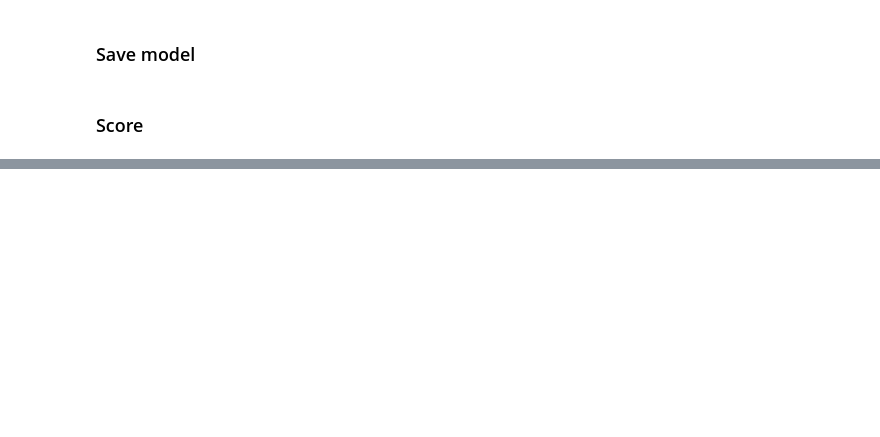
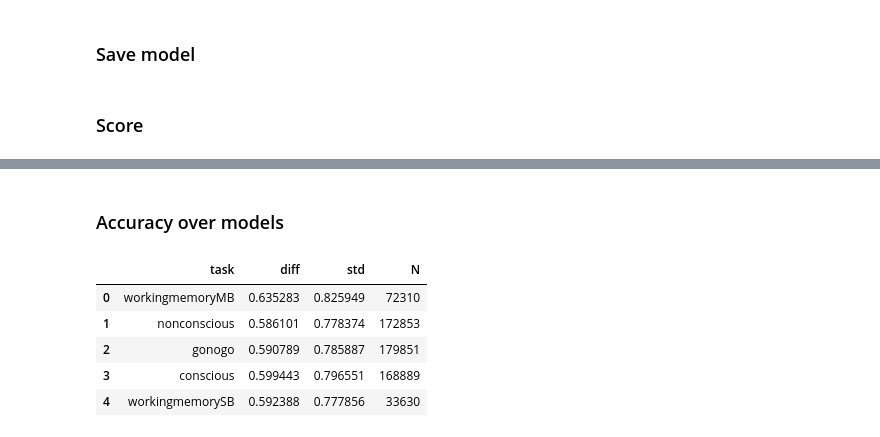
Before and after one commit to pstetz/slowmo, a Jupyter notebook: src/sklearn.ipynb, the cells around one changed output, grey strips where cells are left out. Cells and saved outputs as stored; diff of their text form; code cells hidden in the pictures; blank space fills up the shorter version.

```diff
--- a/src/sklearn.ipynb
+++ b/src/sklearn.ipynb
@@ -172,0 +216,35 @@ ax.plot(expected, test_y, ".", markersize=0.1);
+# %% [markdown]
+### Accuracy over models
+# %%
+tasks = [
+    ("is_workingmem", True, "workingmemoryMB"),
+    ("is_nonconscious", False, "nonconscious"),
+    ("is_gonogo", False, "gonogo"),
+    ("is_conscious", False, "conscious"),
+    ("is_workingmem", False, "workingmemorySB"),
+]
+
+task_score = {"task": [], "diff": [], "std": [], "N": []}
+for task, is_mb, name in tasks:
+    if is_mb:
+        indexes = np.all([test_x[task] > 0, test_x["is_mb"] > 0], axis=0)
+    else:
+        indexes = np.all([test_x[task] > 0, test_x["is_mb"] < 0], axis=0)
+    task_x = test_x[indexes]
+    task_y = test_y[indexes]
+    preds = model.predict(task_x)
+    diff = np.mean(np.abs(task_y - preds))
+    _std = np.std(task_y - preds)
+    task_score["task"].append(name)
+    task_score["diff"].append(diff)
+    task_score["std"].append(_std)
+    task_score["N"].append(len(task_y))
+
+pd.DataFrame(task_score)
+# %% [output]
+|  | task | diff | std | N |
+| 0 | workingmemoryMB | 0.635283 | 0.825949 | 72310 |
+| 1 | nonconscious | 0.586101 | 0.778374 | 172853 |
+| 2 | gonogo | 0.590789 | 0.785887 | 179851 |
+| 3 | conscious | 0.599443 | 0.796551 | 168889 |
+| 4 | workingmemorySB | 0.592388 | 0.777856 | 33630 |
```
Also changed, not shown: parts of 15 cells of this notebook, 2 other files.
